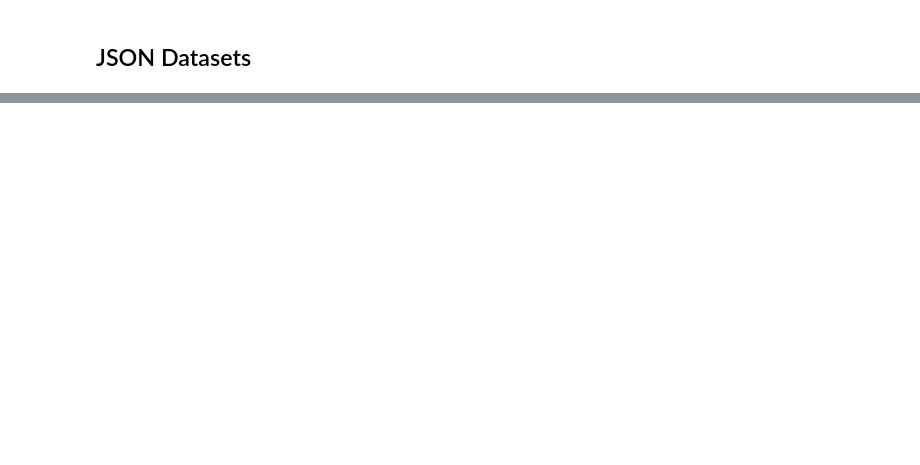
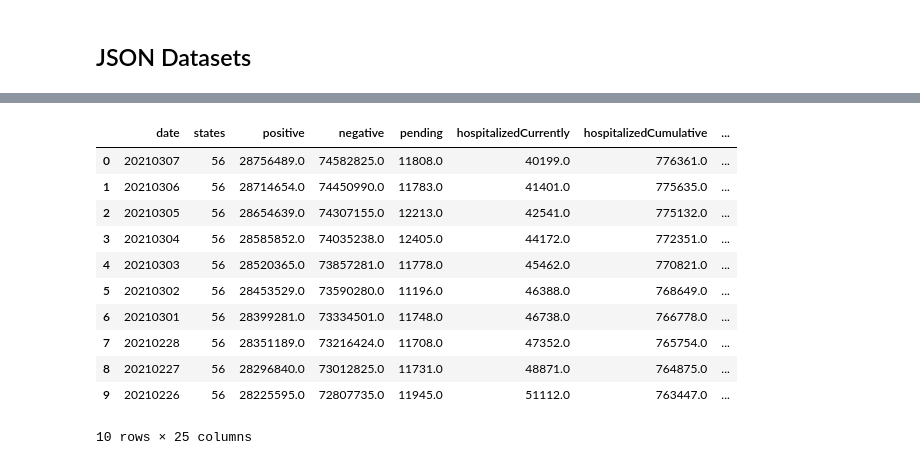
Before and after one commit to Helzheng123/datasci_1_loading, a Jupyter notebook: hha507_wk1_assignment.ipynb, the cells around one changed output, grey strips where cells are left out. Cells and saved outputs as stored; diff of their text form; code cells hidden in the pictures; blank space fills up the shorter version.

```diff
--- a/hha507_wk1_assignment.ipynb
+++ b/hha507_wk1_assignment.ipynb
@@ -178,0 +239,16 @@ import requests
+# %%
+covid_tracking = pd.read_json('daily.json')
+covid_tracking.head(10)
+# %% [output]
+|  | date | states | positive | negative | pending | hospitalizedCurrently | hospitalizedCumulative | ... |
+| 0 | 20210307 | 56 | 28756489.0 | 74582825.0 | 11808.0 | 40199.0 | 776361.0 | ... |
+| 1 | 20210306 | 56 | 28714654.0 | 74450990.0 | 11783.0 | 41401.0 | 775635.0 | ... |
+| 2 | 20210305 | 56 | 28654639.0 | 74307155.0 | 12213.0 | 42541.0 | 775132.0 | ... |
+| 3 | 20210304 | 56 | 28585852.0 | 74035238.0 | 12405.0 | 44172.0 | 772351.0 | ... |
+| 4 | 20210303 | 56 | 28520365.0 | 73857281.0 | 11778.0 | 45462.0 | 770821.0 | ... |
+| 5 | 20210302 | 56 | 28453529.0 | 73590280.0 | 11196.0 | 46388.0 | 768649.0 | ... |
+| 6 | 20210301 | 56 | 28399281.0 | 73334501.0 | 11748.0 | 46738.0 | 766778.0 | ... |
+| 7 | 20210228 | 56 | 28351189.0 | 73216424.0 | 11708.0 | 47352.0 | 765754.0 | ... |
+| 8 | 20210227 | 56 | 28296840.0 | 73012825.0 | 11731.0 | 48871.0 | 764875.0 | ... |
+| 9 | 20210226 | 56 | 28225595.0 | 72807735.0 | 11945.0 | 51112.0 | 763447.0 | ... |
+10 rows × 25 columns
```
Also changed, not shown: parts of 10 cells of this notebook.
